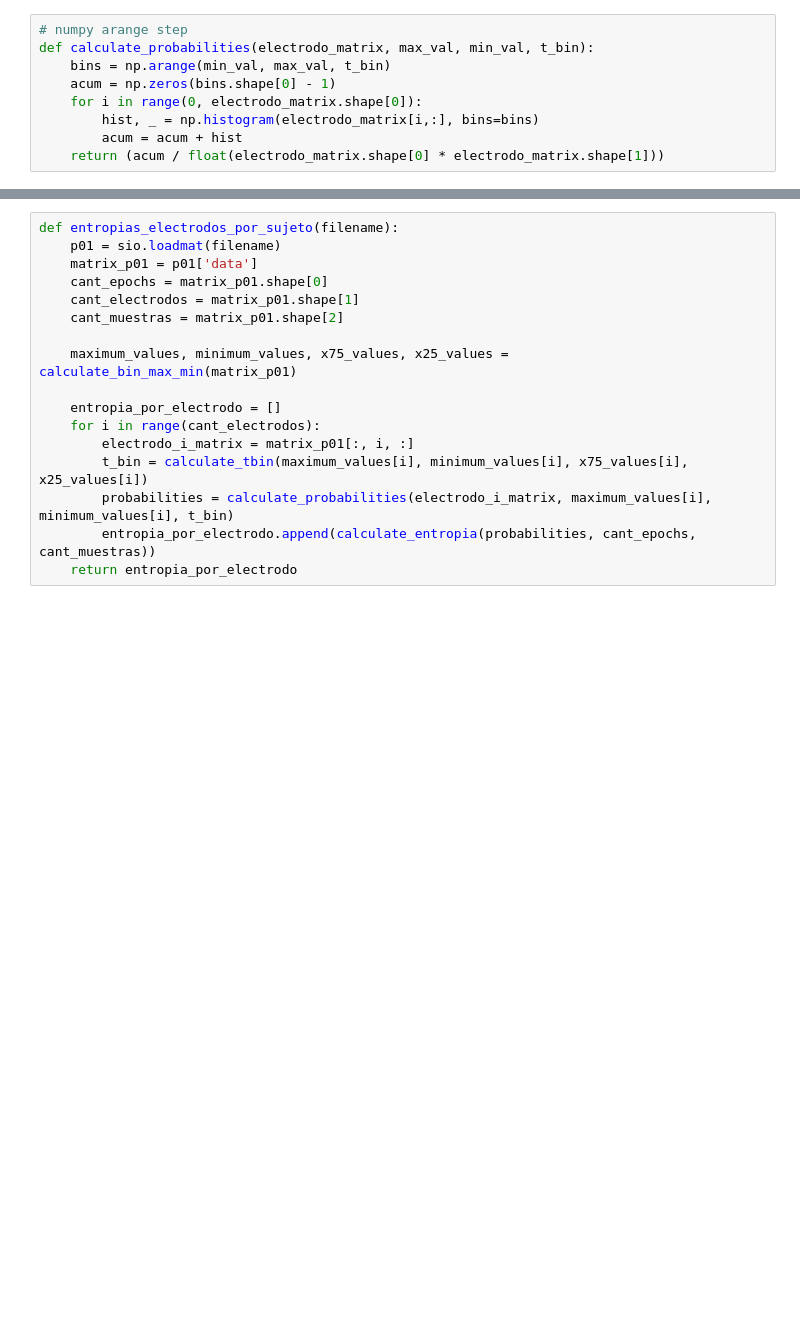
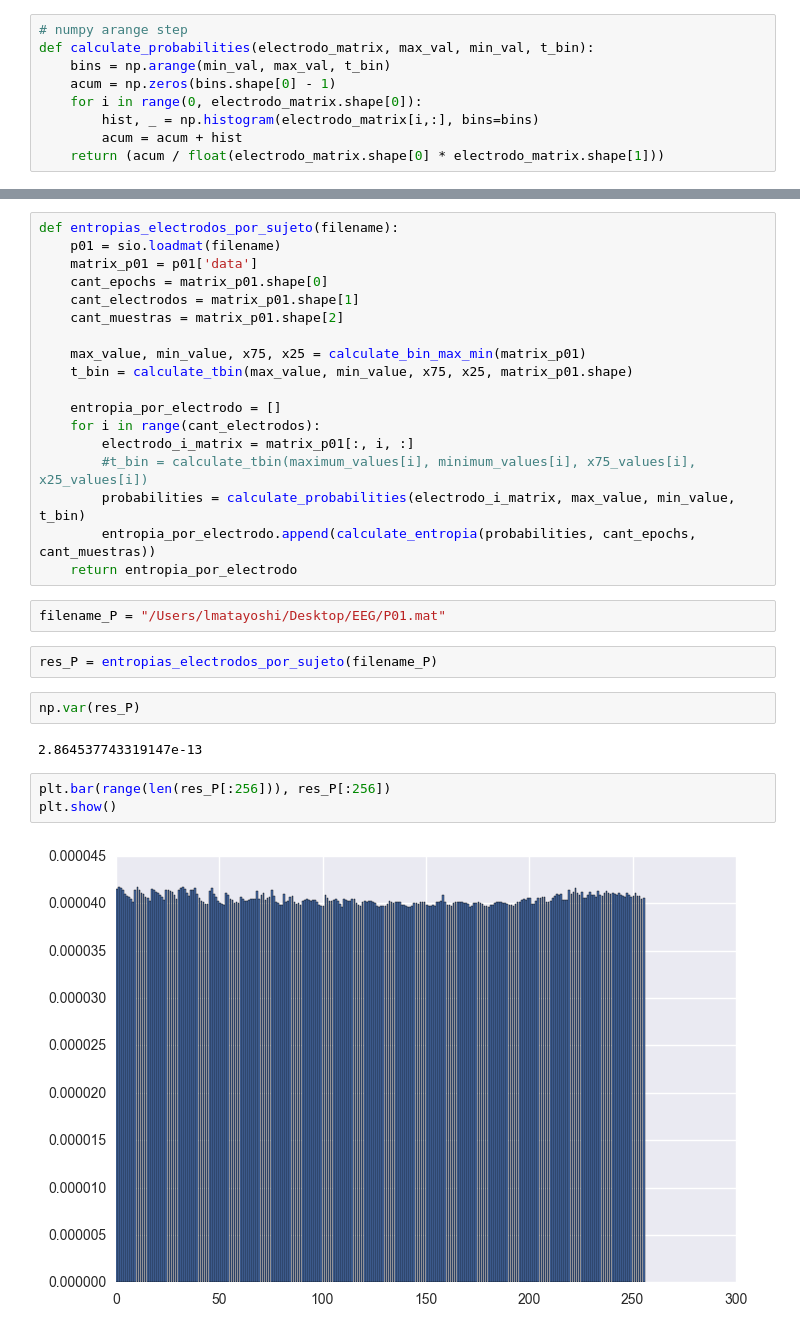
Before and after one commit to turtle-lea/ciencia-de-datos, a Jupyter notebook: tp-2/entropia-lean.ipynb, the cells around one changed output, grey strips where cells are left out. Saved outputs shown, nothing was run; the diff lists cells and outputs as text; blank space fills up the shorter version.

```diff
--- a/tp-2/entropia-lean.ipynb
+++ b/tp-2/entropia-lean.ipynb
@@ -61,13 +62,27 @@ def entropias_electrodos_por_sujeto(filename):
     cant_electrodos = matrix_p01.shape[1]
     cant_muestras = matrix_p01.shape[2]
 
-    maximum_values, minimum_values, x75_values, x25_values = calculate_bin_max_min(matrix_p01)
+    max_value, min_value, x75, x25 = calculate_bin_max_min(matrix_p01)
+    t_bin = calculate_tbin(max_value, min_value, x75, x25, matrix_p01.shape)
 
     entropia_por_electrodo = []
     for i in range(cant_electrodos):
         electrodo_i_matrix = matrix_p01[:, i, :]
-        t_bin = calculate_tbin(maximum_values[i], minimum_values[i], x75_values[i], x25_values[i])
-        probabilities = calculate_probabilities(electrodo_i_matrix, maximum_values[i], minimum_values[i], t_bin)
+        #t_bin = calculate_tbin(maximum_values[i], minimum_values[i], x75_values[i], x25_values[i])
+        probabilities = calculate_probabilities(electrodo_i_matrix, max_value, min_value, t_bin)
         entropia_por_electrodo.append(calculate_entropia(probabilities, cant_epochs, cant_muestras))
     return entropia_por_electrodo
+# %%
+filename_P = "/Users/lmatayoshi/Desktop/EEG/P01.mat"
+# %%
+res_P = entropias_electrodos_por_sujeto(filename_P)
+# %%
+np.var(res_P)
+# %% [output]
+2.864537743319147e-13
+# %%
+plt.bar(range(len(res_P[:256])), res_P[:256])
+plt.show()
+# %% [output]
+[figure, added]
 # %%
```
Also changed, not shown: parts of 10 cells of this notebook, 1 other file.
